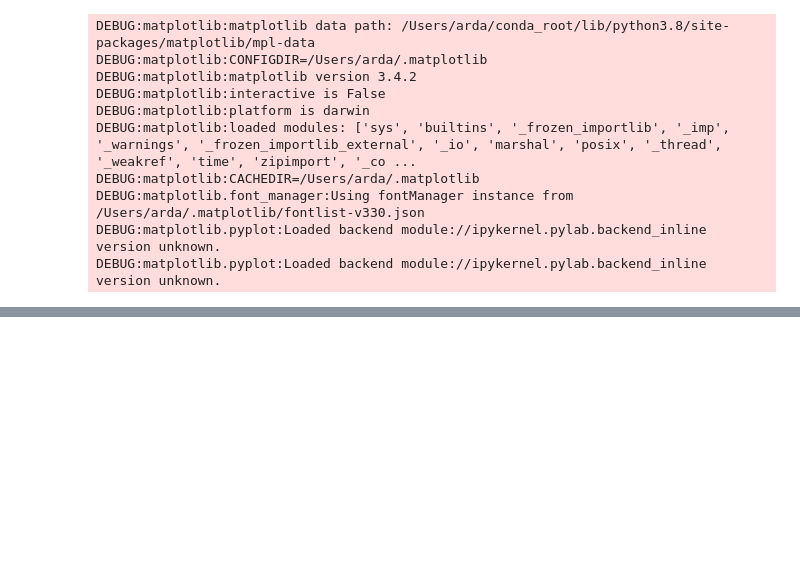
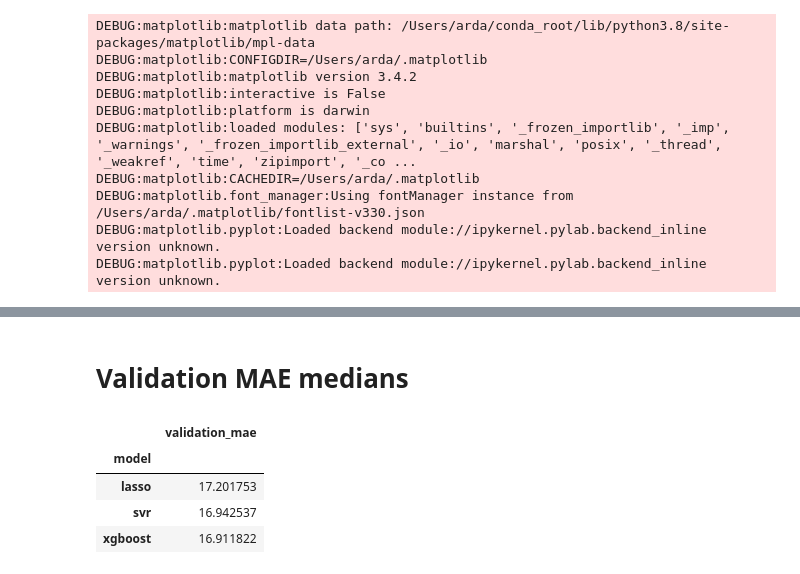
Before and after one commit to sta-a/great-unread, a Jupyter notebook: nbs/handcrafted_features_ger.ipynb, the cells around one changed output, grey strips where cells are left out. Cells and saved outputs as stored; diff of their text form; code cells hidden in the pictures; blank space fills up the shorter version.

```diff
--- a/nbs/handcrafted_features_ger.ipynb
+++ b/nbs/handcrafted_features_ger.ipynb
@@ -307,0 +324,2 @@ xgboost chunk [] ss_pca_0_95 6.399470144230022 1.8435539666924317 409.7942088058
+# %% [markdown]
+# Validation MAE medians
@@ -307,0 +329,8 @@ xgboost chunk [] ss_pca_0_95 6.399470144230022 1.8435539666924317 409.7942088058
+# %%
+results_df.groupby("model").agg({"validation_mae": "median"})
+# %% [output]
+|  | validation_mae |
+| model |  |
+| lasso | 17.201753 |
+| svr | 16.942537 |
+| xgboost | 16.911822 |
```
Also changed, not shown: parts of 8 cells of this notebook, 1 other file.
